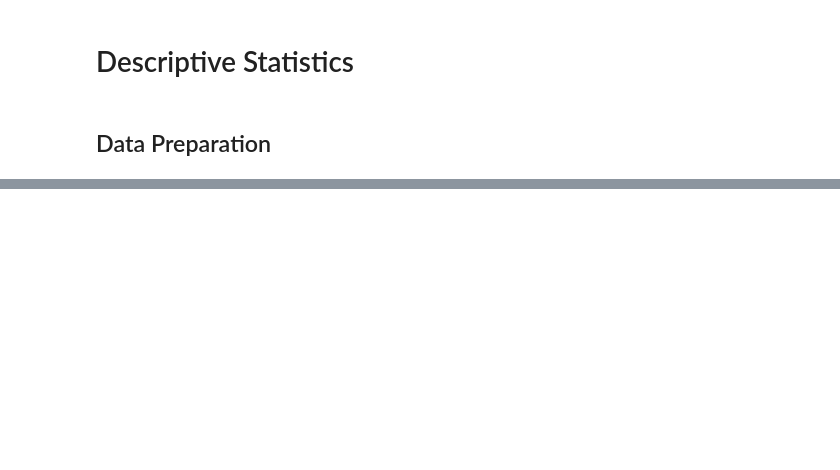
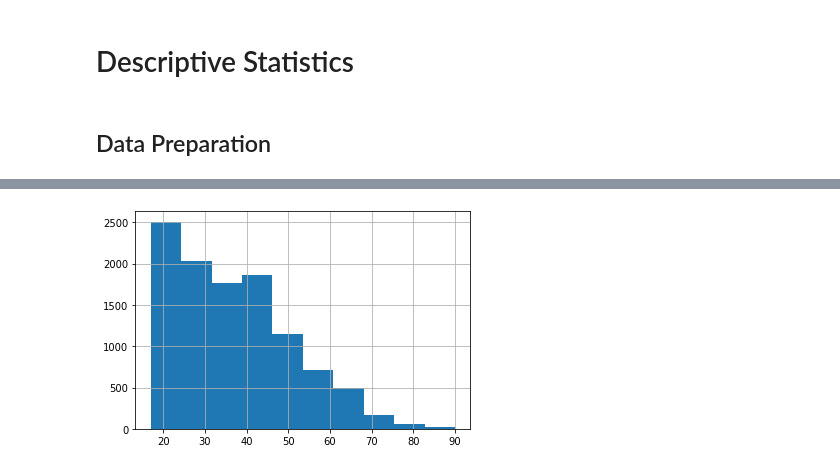
Before and after one commit to SantiGarzonD/introduction-datascience-python-book, a Jupyter notebook: JN_Propios/Open_Government_Data_Analysis.ipynb, the cells around one changed output, grey strips where cells are left out. Cells and saved outputs as stored; diff of their text form; code cells hidden in the pictures; blank space fills up the shorter version.

```diff
--- a/JN_Propios/Open_Government_Data_Analysis.ipynb
+++ b/JN_Propios/Open_Government_Data_Analysis.ipynb
@@ -349,0 +410,4 @@ for line in file:
+# %%
+ml1 = df[(df.sex == 'Male') & (df.income== '>50K')]
+fm = df[(df.sex == 'Female')]
+fm1 = df[(df.sex == 'Female') & (df.income== '>50K') ]
@@ -349,0 +468,6 @@ for line in file:
+# %%
+fm_age = fm['age']
+fm_age.hist(histtype = 'stepfilled',
+            bins = 10);
+# %% [output]
+[figure, added]
```
Also changed, not shown: parts of 27 cells of this notebook.
